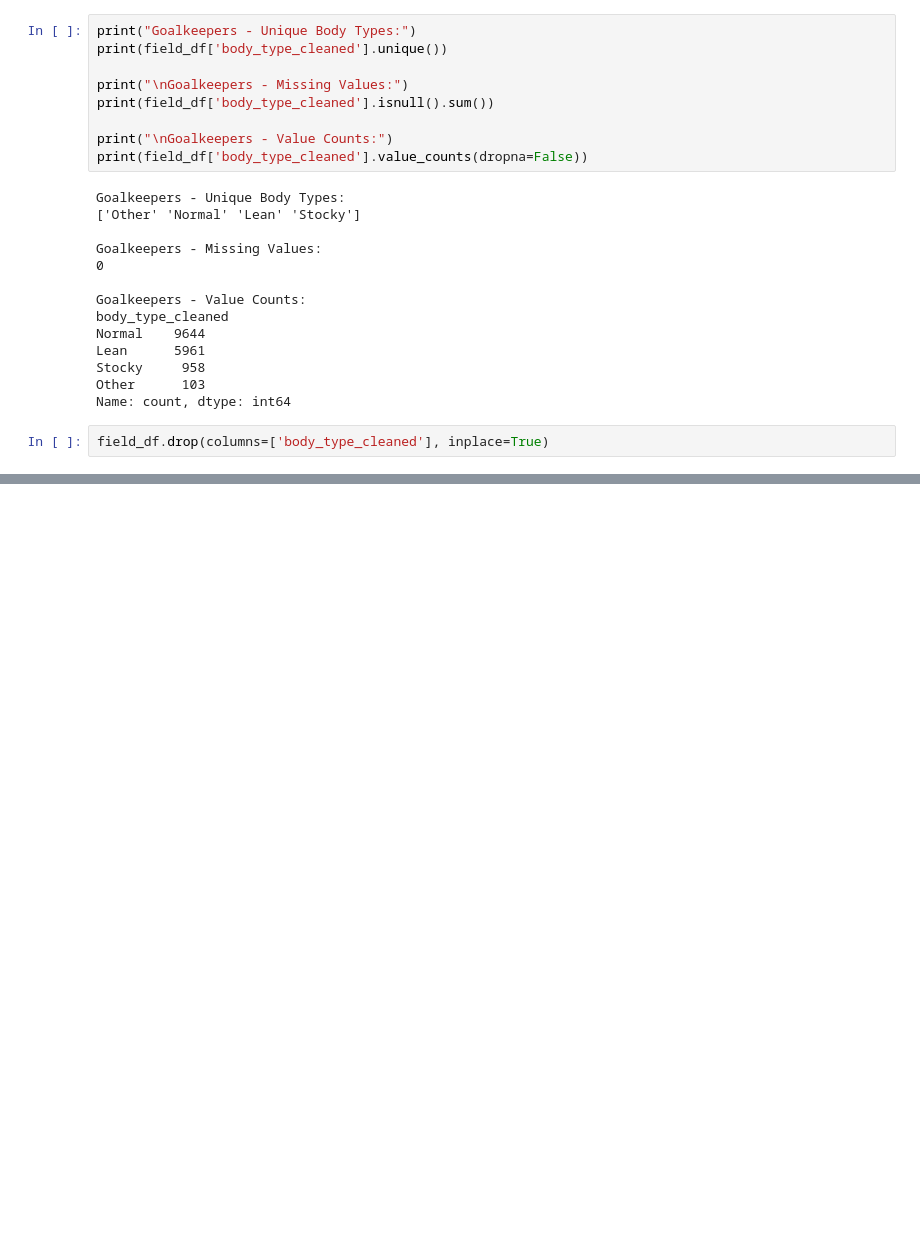
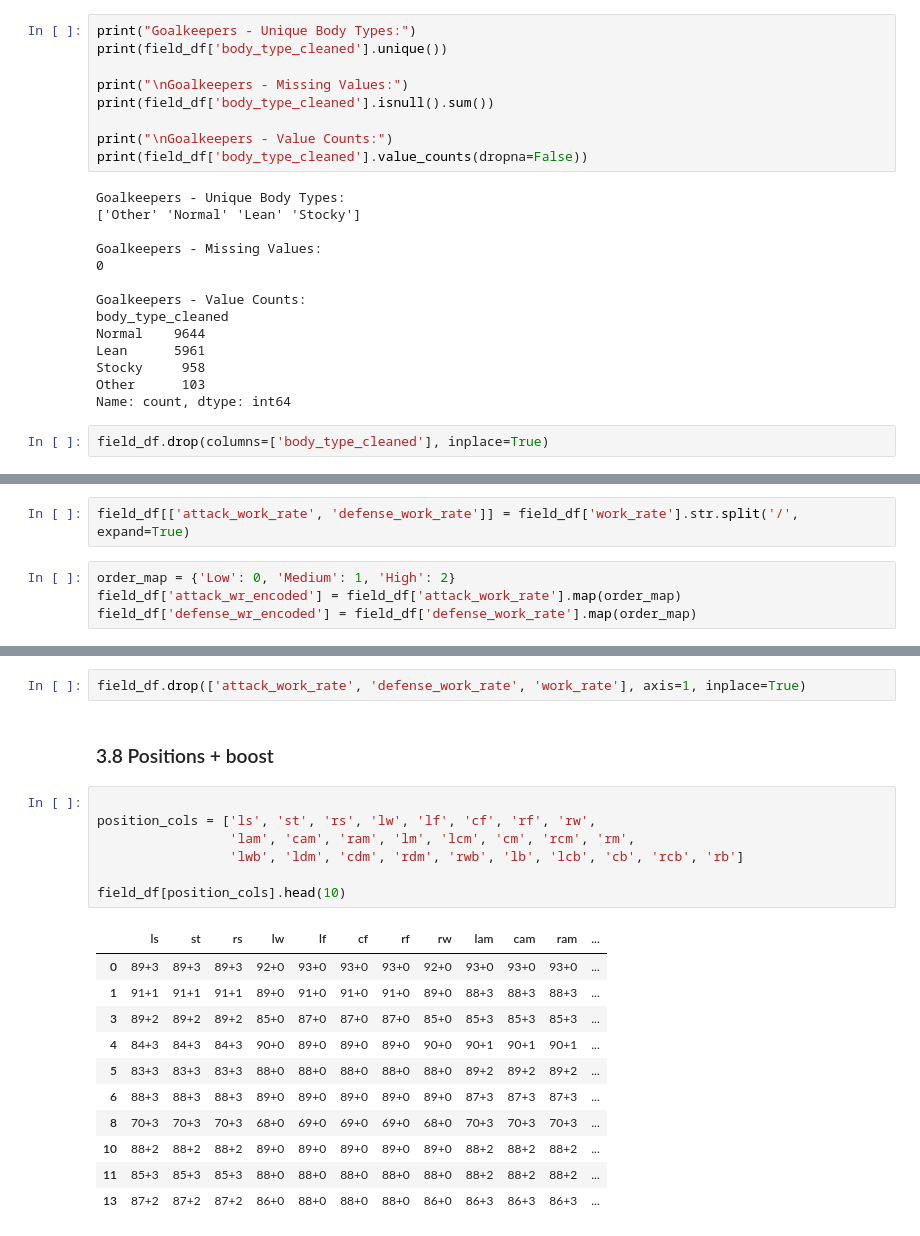
Before and after one commit to filiprares/data-science-internship, a Jupyter notebook: notebooks/week1_data_exploration.ipynb, the cells around one changed output, grey strips where cells are left out. Drawn from its saved outputs; the diff is of its cells as text; blank space fills up the shorter version.

```diff
--- a/notebooks/week1_data_exploration.ipynb
+++ b/notebooks/week1_data_exploration.ipynb
@@ -1244,0 +1271,6 @@ field_df.drop(columns=['body_type_cleaned'], inplace=True)
+# %%
+field_df[['attack_work_rate', 'defense_work_rate']] = field_df['work_rate'].str.split('/', expand=True)
+# %%
+order_map = {'Low': 0, 'Medium': 1, 'High': 2}
+field_df['attack_wr_encoded'] = field_df['attack_work_rate'].map(order_map)
+field_df['defense_wr_encoded'] = field_df['defense_work_rate'].map(order_map)
@@ -1244,0 +1305,23 @@ field_df.drop(columns=['body_type_cleaned'], inplace=True)
+# %%
+field_df.drop(['attack_work_rate', 'defense_work_rate', 'work_rate'], axis=1, inplace=True)
+# %% [markdown]
+### 3.8 Positions + boost
+# %%
+
+position_cols = ['ls', 'st', 'rs', 'lw', 'lf', 'cf', 'rf', 'rw',
+                 'lam', 'cam', 'ram', 'lm', 'lcm', 'cm', 'rcm', 'rm',
+                 'lwb', 'ldm', 'cdm', 'rdm', 'rwb', 'lb', 'lcb', 'cb', 'rcb', 'rb']
+
+field_df[position_cols].head(10)
+# %% [output]
+|  | ls | st | rs | lw | lf | cf | rf | rw | lam | cam | ram | ... |
+| 0 | 89+3 | 89+3 | 89+3 | 92+0 | 93+0 | 93+0 | 93+0 | 92+0 | 93+0 | 93+0 | 93+0 | ... |
+| 1 | 91+1 | 91+1 | 91+1 | 89+0 | 91+0 | 91+0 | 91+0 | 89+0 | 88+3 | 88+3 | 88+3 | ... |
+| 3 | 89+2 | 89+2 | 89+2 | 85+0 | 87+0 | 87+0 | 87+0 | 85+0 | 85+3 | 85+3 | 85+3 | ... |
+| 4 | 84+3 | 84+3 | 84+3 | 90+0 | 89+0 | 89+0 | 89+0 | 90+0 | 90+1 | 90+1 | 90+1 | ... |
+| 5 | 83+3 | 83+3 | 83+3 | 88+0 | 88+0 | 88+0 | 88+0 | 88+0 | 89+2 | 89+2 | 89+2 | ... |
+| 6 | 88+3 | 88+3 | 88+3 | 89+0 | 89+0 | 89+0 | 89+0 | 89+0 | 87+3 | 87+3 | 87+3 | ... |
+| 8 | 70+3 | 70+3 | 70+3 | 68+0 | 69+0 | 69+0 | 69+0 | 68+0 | 70+3 | 70+3 | 70+3 | ... |
+| 10 | 88+2 | 88+2 | 88+2 | 89+0 | 89+0 | 89+0 | 89+0 | 89+0 | 88+2 | 88+2 | 88+2 | ... |
+| 11 | 85+3 | 85+3 | 85+3 | 88+0 | 88+0 | 88+0 | 88+0 | 88+0 | 88+2 | 88+2 | 88+2 | ... |
+| 13 | 87+2 | 87+2 | 87+2 | 86+0 | 88+0 | 88+0 | 88+0 | 86+0 | 86+3 | 86+3 | 86+3 | ... |
```
Also changed, not shown: parts of 71 cells of this notebook, 1 other file.
